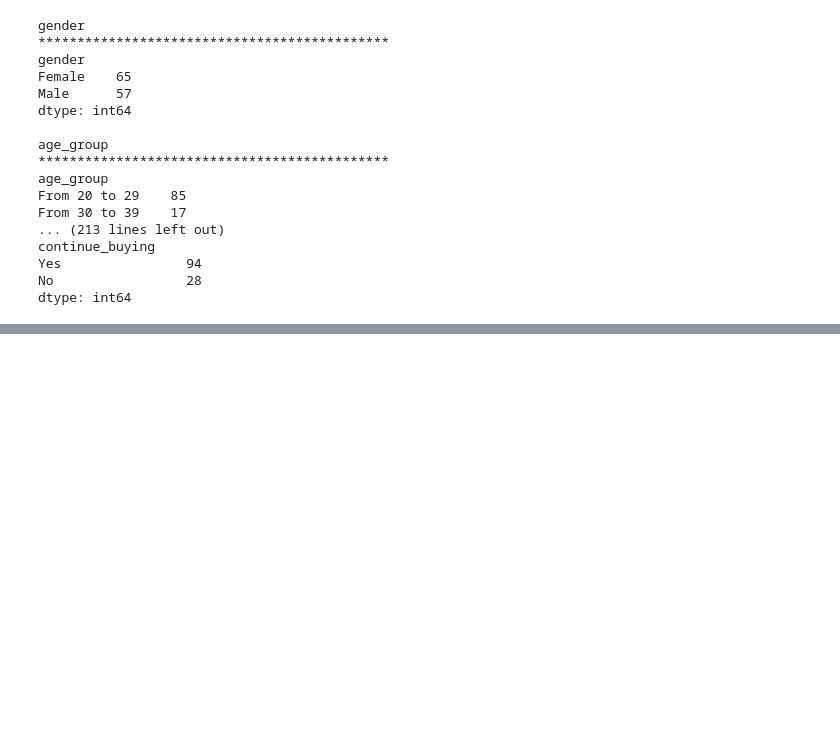
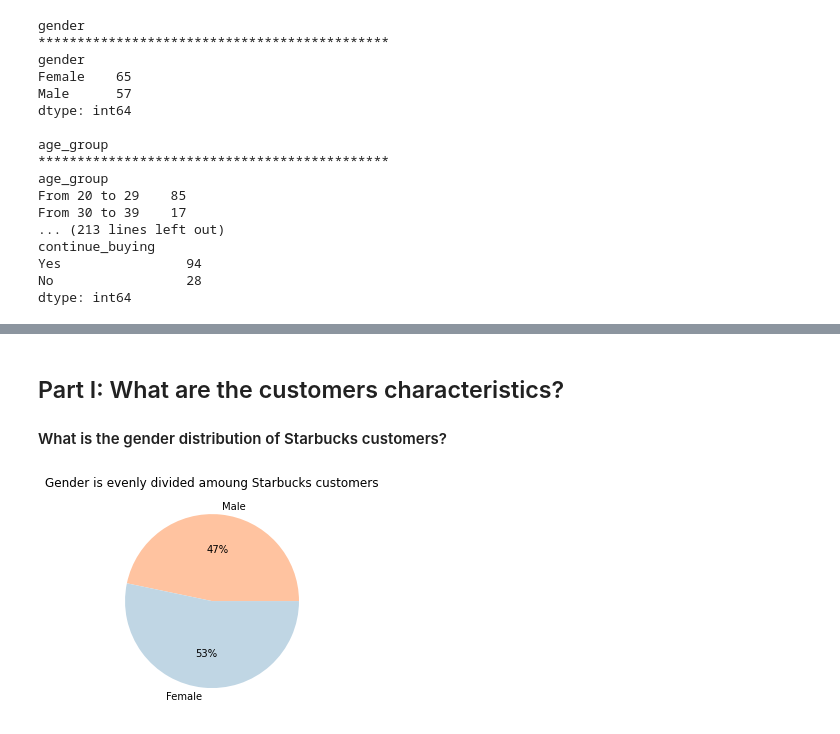
Before and after one commit to Johndsalas/Starbucks_Customer_Profiles, a Jupyter notebook: main.ipynb, the cells around one changed output, grey strips where cells are left out. Drawn from its saved outputs; the diff is of its cells as text; code cells hidden in the pictures; blank space fills up the shorter version.

```diff
--- a/main.ipynb
+++ b/main.ipynb
@@ -68,0 +101,15 @@ dtype: int64
+# %% [markdown]
+## Part I: What are the customers characteristics?
+
+#### What is the gender distribution of Starbucks customers?
+# %%
+    # set values and labels for chart
+    values = [len(df.gender[df.gender == 'Male']), len(df.gender[df.gender == 'Female'])]
+    labels = ['Male','Female']
+
+    # generate and show chart
+    plt.pie(values, labels=labels, autopct='%.0f%%', colors=['#ffc3a0', '#c0d6e4'])
+    plt.title('Gender is evenly divided amoung Starbucks customers')
+    plt.show()
+# %% [output]
+[figure, added]
```
Also changed, not shown: parts of 4 cells of this notebook.
